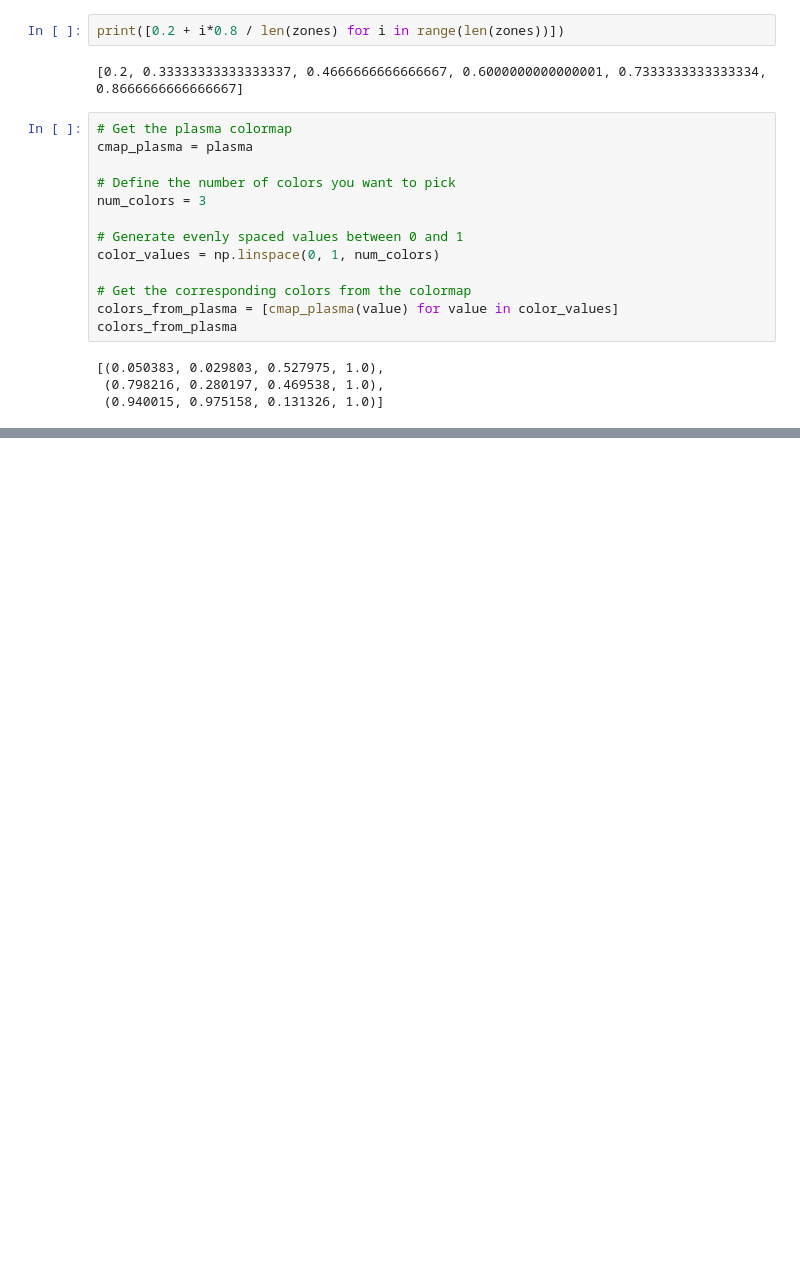
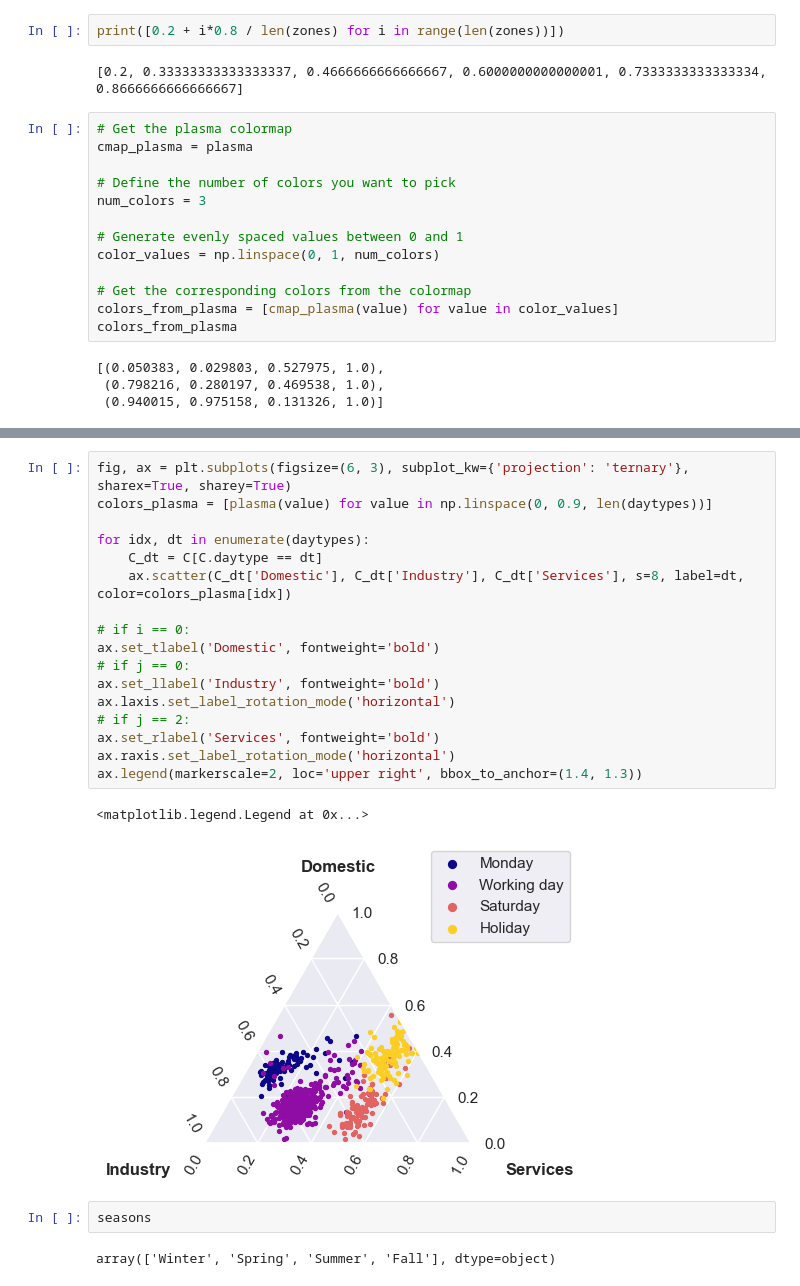
Before and after one commit to gkchln/load_bss, a Jupyter notebook: NMF/AdvancedPlots.ipynb, the cells around one changed output, grey strips where cells are left out. Saved outputs shown, nothing was run; the diff lists cells and outputs as text; blank space fills up the shorter version.

```diff
--- a/NMF/AdvancedPlots.ipynb
+++ b/NMF/AdvancedPlots.ipynb
@@ -642,0 +651,24 @@ colors[0]
+# %%
+fig, ax = plt.subplots(figsize=(6, 3), subplot_kw={'projection': 'ternary'}, sharex=True, sharey=True)
+colors_plasma = [plasma(value) for value in np.linspace(0, 0.9, len(daytypes))]
+
+for idx, dt in enumerate(daytypes):
+    C_dt = C[C.daytype == dt]
+    ax.scatter(C_dt['Domestic'], C_dt['Industry'], C_dt['Services'], s=8, label=dt, color=colors_plasma[idx])
+
+# if i == 0:
+ax.set_tlabel('Domestic', fontweight='bold')
+# if j == 0:
+ax.set_llabel('Industry', fontweight='bold')
+ax.laxis.set_label_rotation_mode('horizontal')
+# if j == 2:
+ax.set_rlabel('Services', fontweight='bold')
+ax.raxis.set_label_rotation_mode('horizontal')
+ax.legend(markerscale=2, loc='upper right', bbox_to_anchor=(1.4, 1.3))
+# %% [output]
+<matplotlib.legend.Legend at 0x...>
+[figure, added]
+# %%
+seasons
+# %% [output]
+array(['Winter', 'Spring', 'Summer', 'Fall'], dtype=object)
```
Also changed, not shown: parts of 37 cells of this notebook.
